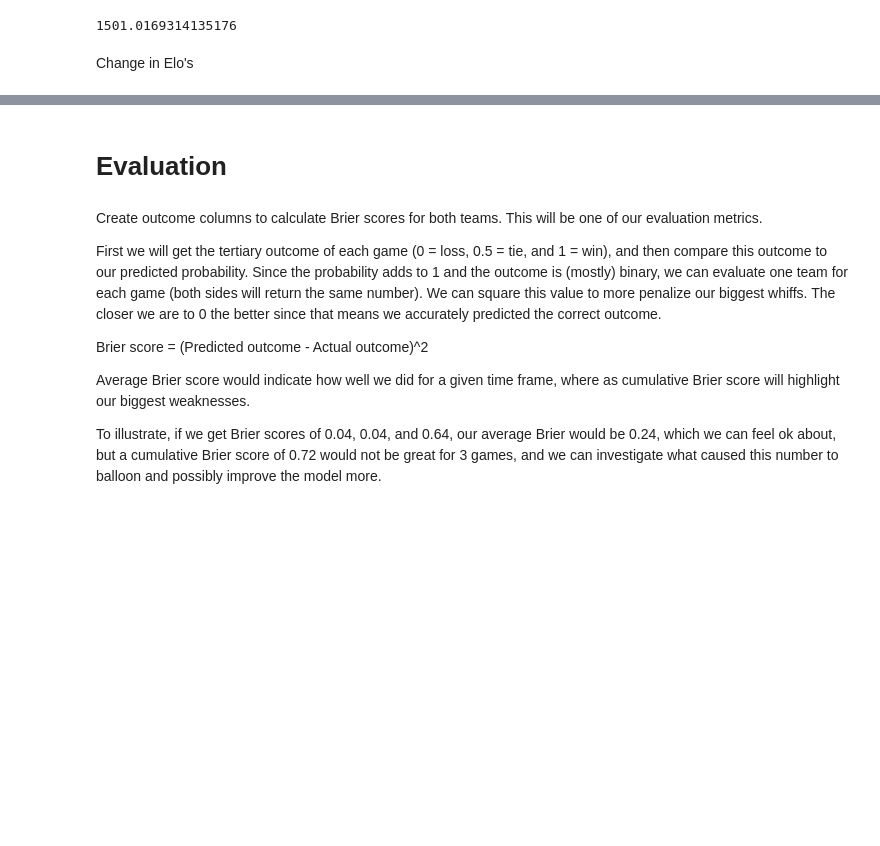
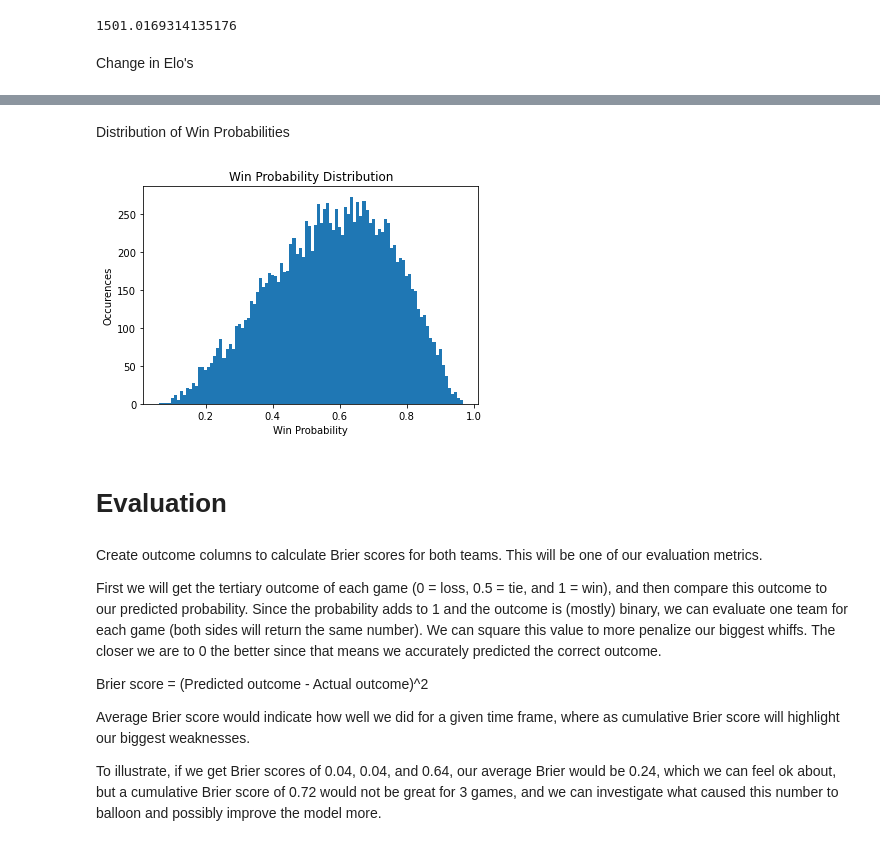
Before and after one commit to jseemayer2/Predicting-NFL-Games, a Jupyter notebook: Elo Ratings.ipynb, the cells around one changed output, grey strips where cells are left out. Saved outputs shown, nothing was run; the diff lists cells and outputs as text; code cells hidden in the pictures; blank space fills up the shorter version.

```diff
--- a/Elo Ratings.ipynb
+++ b/Elo Ratings.ipynb
@@ -215,3 +221,14 @@ plt.title('Distribution of Change in Elo Ratings');
+# %% [markdown]
+Distribution of Win Probabilities
+# %%
+plt.hist(g['qbelo_prob1'],
+         bins=100)
+plt.title('Win Probability Distribution')
+plt.xlabel('Win Probability')
+plt.ylabel('Occurences');
+plt.savefig('Win Probability Distributions');
+# %% [output]
+[figure, added]
 # %% [markdown]
 # Evaluation
 # %% [markdown]
```
Also changed, not shown: parts of 2 cells of this notebook, 4 other files.
